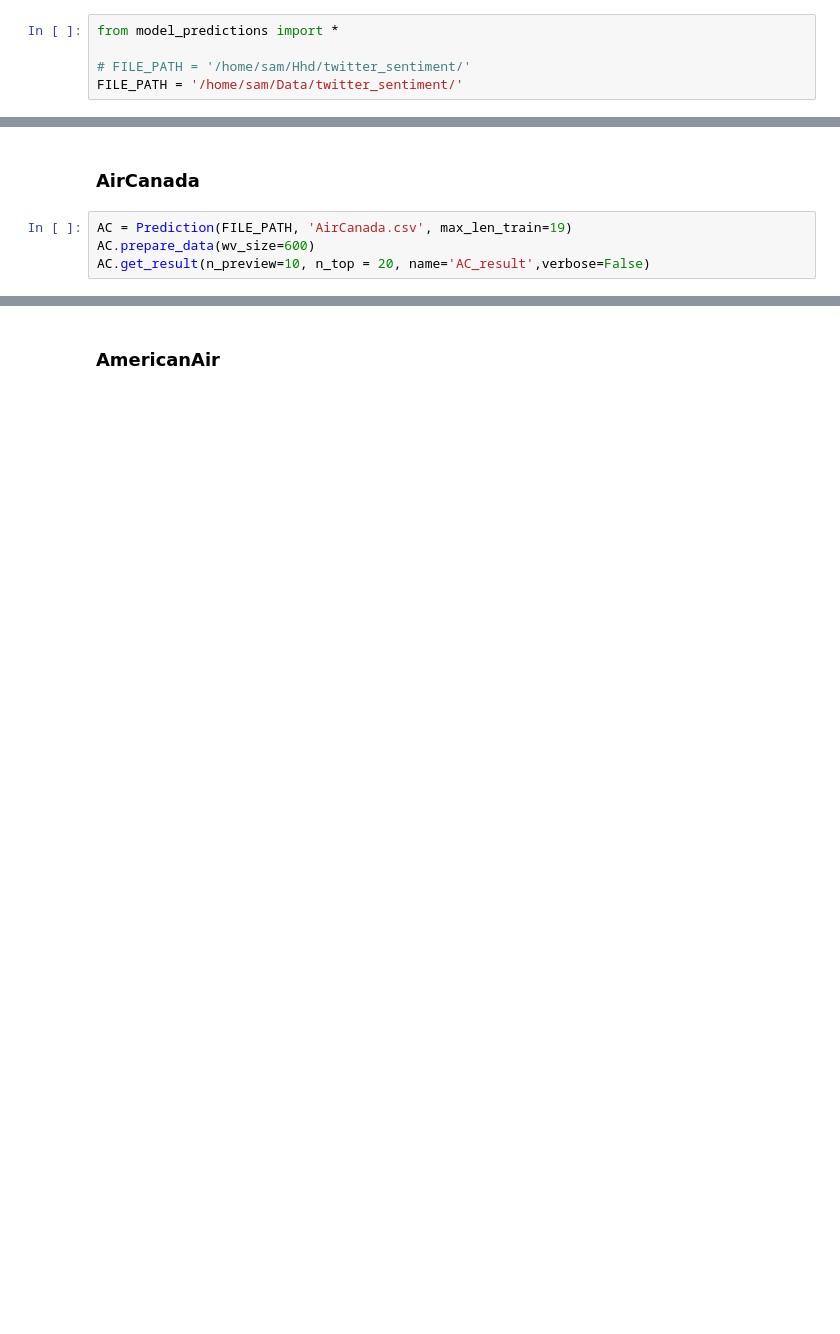
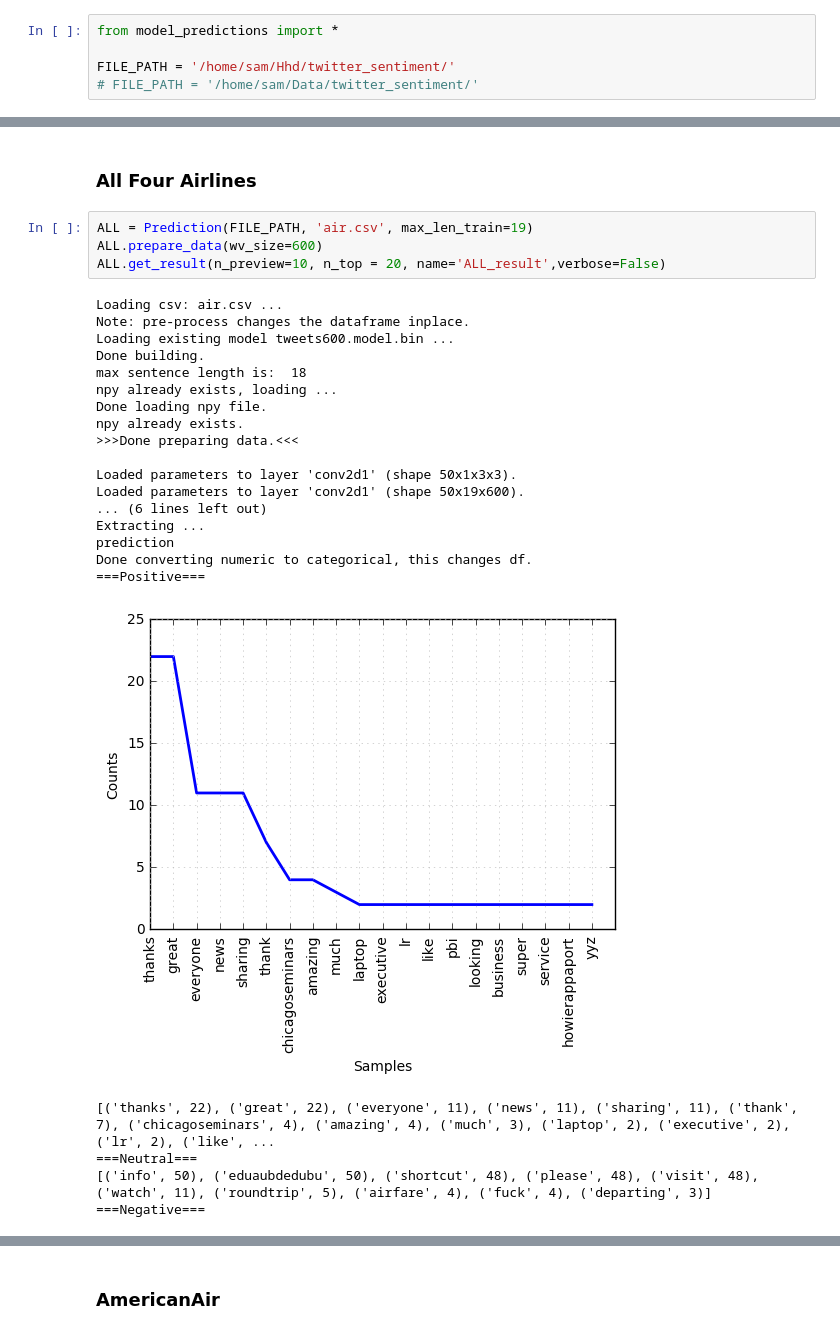
Before and after one commit to samshipengs/Twitter-Sentiment-Prediction, a Jupyter notebook: python_model/predictions.ipynb, the cells around one changed output, grey strips where cells are left out. Saved outputs shown, nothing was run; the diff lists cells and outputs as text; blank space fills up the shorter version.

```diff
--- a/python_model/predictions.ipynb
+++ b/python_model/predictions.ipynb
@@ -1,6 +1,6 @@
 # %%
 from model_predictions import *
 
-# FILE_PATH = '/home/sam/Hhd/twitter_sentiment/'
-FILE_PATH = '/home/sam/Data/twitter_sentiment/'
+FILE_PATH = '/home/sam/Hhd/twitter_sentiment/'
+# FILE_PATH = '/home/sam/Data/twitter_sentiment/'
 # %% [output]
@@ -10,6 +9,29 @@ ImportError: No module named nolearn.lasagne
-# %% [markdown]
-### AirCanada
+# %% [markdown]
+### All Four Airlines
 # %%
-AC = Prediction(FILE_PATH, 'AirCanada.csv', max_len_train=19)
-AC.prepare_data(wv_size=600)
-AC.get_result(n_preview=10, n_top = 20, name='AC_result',verbose=False)
+ALL = Prediction(FILE_PATH, 'air.csv', max_len_train=19)
+ALL.prepare_data(wv_size=600)
+ALL.get_result(n_preview=10, n_top = 20, name='ALL_result',verbose=False)
+# %% [output]
+Loading csv: air.csv ...
+Note: pre-process changes the dataframe inplace.
+Loading existing model tweets600.model.bin ...
+Done building.
+max sentence length is:  18
+npy already exists, loading ...
+Done loading npy file.
+npy already exists.
+>>>Done preparing data.<<<
+
+Loaded parameters to layer 'conv2d1' (shape 50x1x3x3).
+Loaded parameters to layer 'conv2d1' (shape 50x19x600).
+... (6 lines left out)
+Extracting ...
+prediction
+Done converting numeric to categorical, this changes df.
+===Positive===
+[figure, added]
+[('thanks', 22), ('great', 22), ('everyone', 11), ('news', 11), ('sharing', 11), ('thank', 7), ('chicagoseminars', 4), ('amazing', 4), ('much', 3), ('laptop', 2), ('executive', 2), ('lr', 2), ('like', ...
+===Neutral===
+[('info', 50), ('eduaubdedubu', 50), ('shortcut', 48), ('please', 48), ('visit', 48), ('watch', 11), ('roundtrip', 5), ('airfare', 4), ('fuck', 4), ('departing', 3)]
+===Negative===
```
Also changed, not shown: parts of 5 cells of this notebook, 5 other files.
